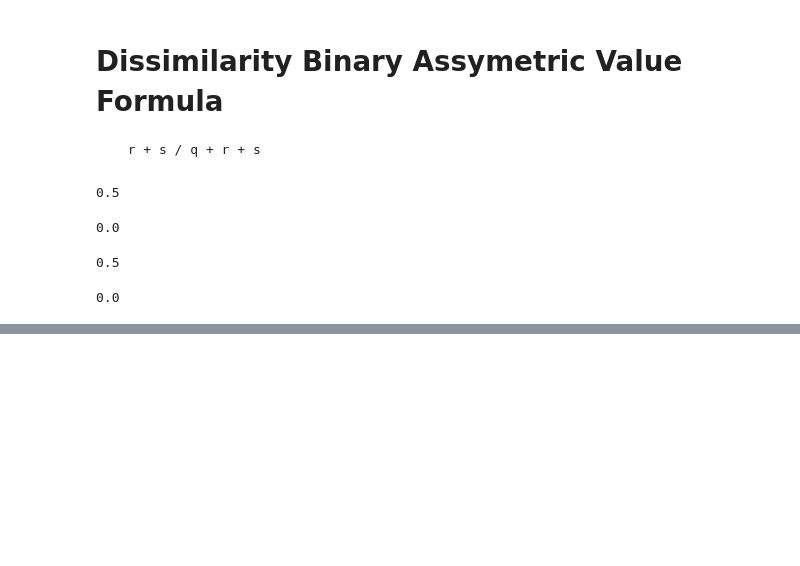
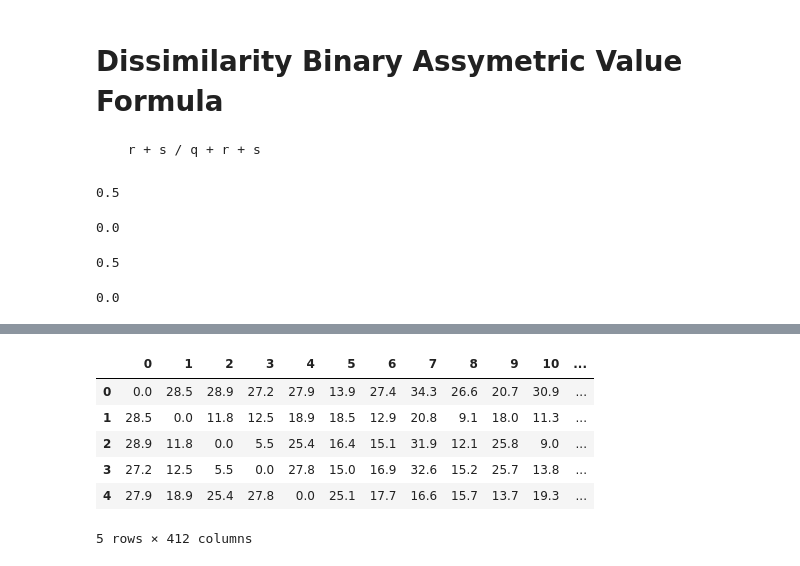
Before and after one commit to Nauvaldi/Datamining, a Jupyter notebook: Tugas_1.ipynb, the cells around one changed output, grey strips where cells are left out. Saved outputs shown, nothing was run; the diff lists cells and outputs as text; code cells hidden in the pictures; blank space fills up the shorter version.

```diff
--- a/Tugas_1.ipynb
+++ b/Tugas_1.ipynb
@@ -217,0 +255,11 @@ d_1_5
+# %%
+## Membulatkan bilangan hingga 1 desimal
+Distance_matrix.round(decimals=1,out=None).head(5)
+# %% [output]
+|  | 0 | 1 | 2 | 3 | 4 | 5 | 6 | 7 | 8 | 9 | 10 | ... |
+| 0 | 0.0 | 28.5 | 28.9 | 27.2 | 27.9 | 13.9 | 27.4 | 34.3 | 26.6 | 20.7 | 30.9 | ... |
+| 1 | 28.5 | 0.0 | 11.8 | 12.5 | 18.9 | 18.5 | 12.9 | 20.8 | 9.1 | 18.0 | 11.3 | ... |
+| 2 | 28.9 | 11.8 | 0.0 | 5.5 | 25.4 | 16.4 | 15.1 | 31.9 | 12.1 | 25.8 | 9.0 | ... |
+| 3 | 27.2 | 12.5 | 5.5 | 0.0 | 27.8 | 15.0 | 16.9 | 32.6 | 15.2 | 25.7 | 13.8 | ... |
+| 4 | 27.9 | 18.9 | 25.4 | 27.8 | 0.0 | 25.1 | 17.7 | 16.6 | 15.7 | 13.7 | 19.3 | ... |
+5 rows × 412 columns
```
Also changed, not shown: parts of 5 cells of this notebook.
